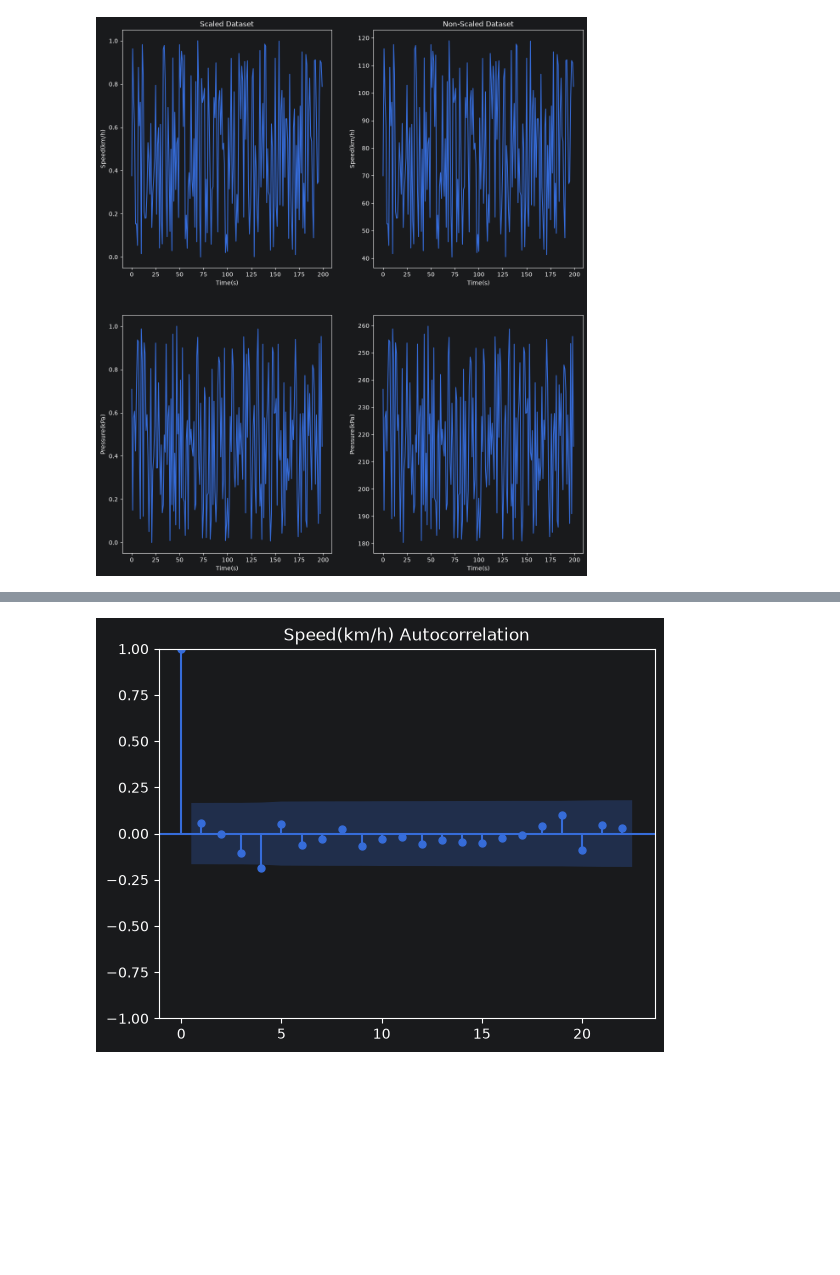
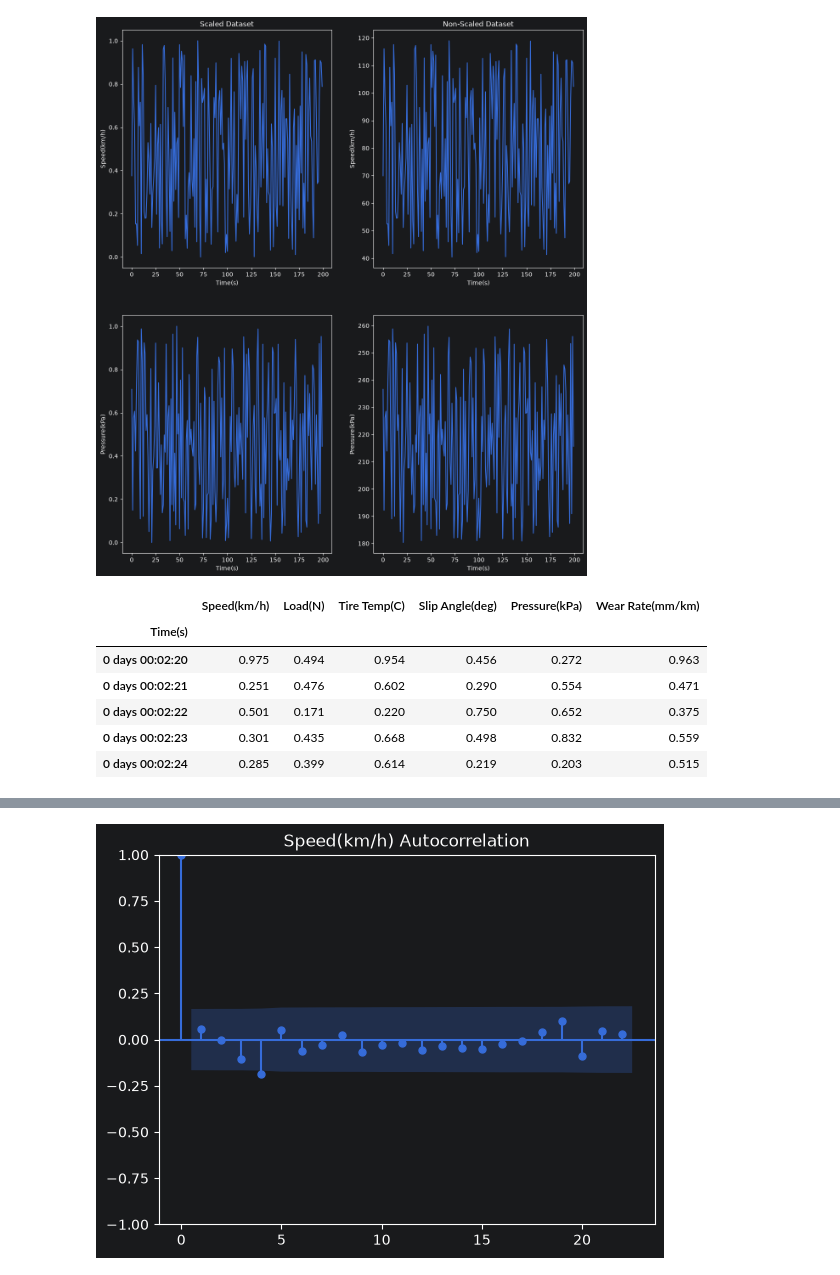
Before and after one commit to Thecular/Tire-Health-System, a Jupyter notebook: Forecast-Model.ipynb, the cells around one changed output, grey strips where cells are left out. Saved outputs shown, nothing was run; the diff lists cells and outputs as text; code cells hidden in the pictures; blank space fills up the shorter version.

```diff
--- a/Forecast-Model.ipynb
+++ b/Forecast-Model.ipynb
@@ -197,0 +191,17 @@ test_scaled_df = pd.DataFrame(test_scaled,columns=tire_test.columns,index=tire_t
+# %%
+#Scaling the dataset
+train_scaled = scaler.fit_transform(tire_train)
+test_scaled = scaler.transform(tire_test)
+
+train_scaled_df = pd.DataFrame(train_scaled,columns=tire_train.columns,index=tire_train.index).round(3)
+test_scaled_df = pd.DataFrame(test_scaled,columns=tire_test.columns,index=tire_test.index).round(3)
+# %%
+test_scaled_df.head()
+# %% [output]
+|  | Speed(km/h) | Load(N) | Tire Temp(C) | Slip Angle(deg) | Pressure(kPa) | Wear Rate(mm/km) |
+| Time(s) |  |  |  |  |  |  |
+| 0 days 00:02:20 | 0.975 | 0.494 | 0.954 | 0.456 | 0.272 | 0.963 |
+| 0 days 00:02:21 | 0.251 | 0.476 | 0.602 | 0.290 | 0.554 | 0.471 |
+| 0 days 00:02:22 | 0.501 | 0.171 | 0.220 | 0.750 | 0.652 | 0.375 |
+| 0 days 00:02:23 | 0.301 | 0.435 | 0.668 | 0.498 | 0.832 | 0.559 |
+| 0 days 00:02:24 | 0.285 | 0.399 | 0.614 | 0.219 | 0.203 | 0.515 |
```
Also changed, not shown: parts of 12 cells of this notebook, 1 other file.
